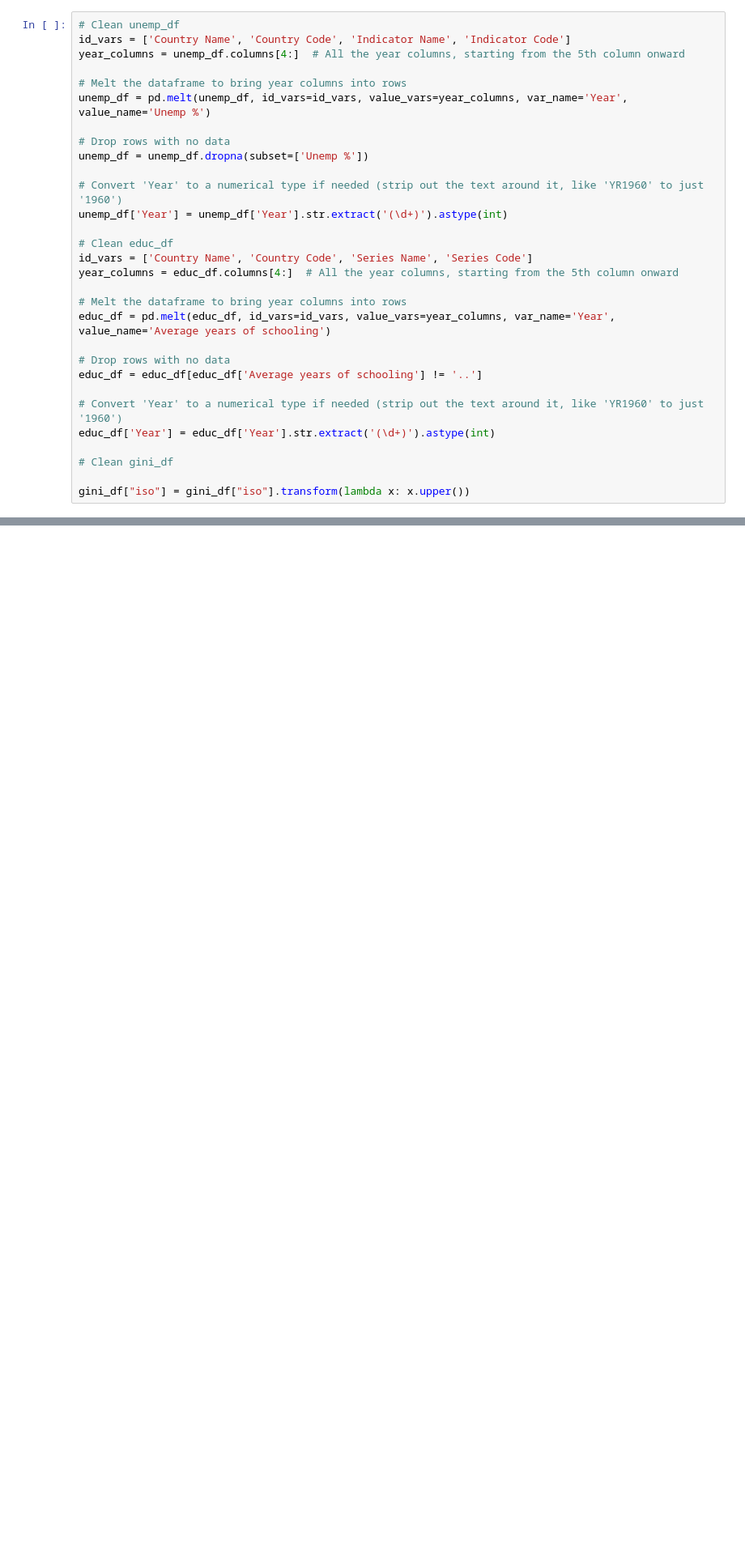
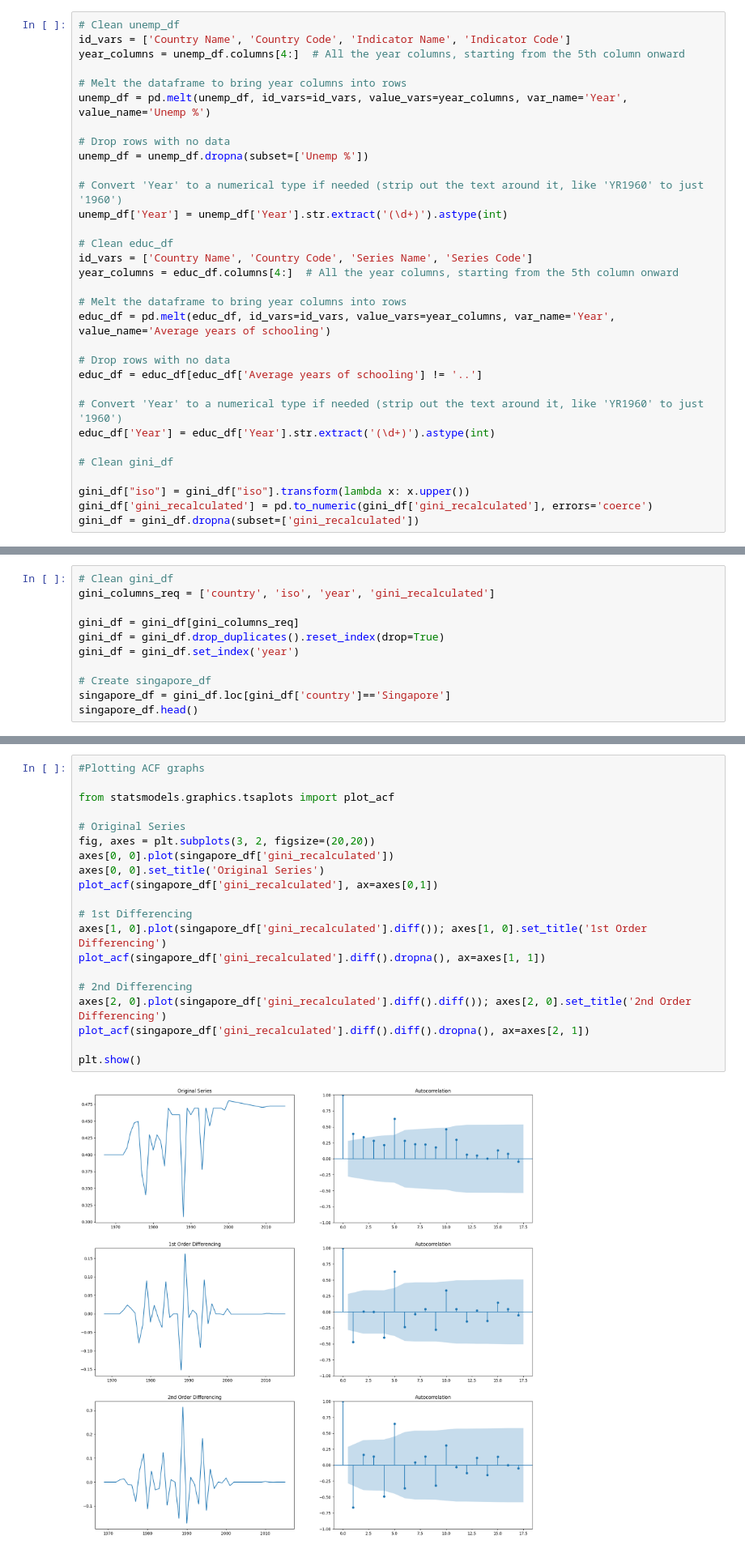
Before and after one commit to yonglau1999/HE4045-Group-Project, a Jupyter notebook: Project.ipynb, the cells around one changed output, grey strips where cells are left out. Shown at 81% size. Cells and saved outputs as stored; diff of their text form; blank space fills up the shorter version.

```diff
--- a/Project.ipynb
+++ b/Project.ipynb
@@ -43,6 +44,8 @@ educ_df['Year'] = educ_df['Year'].str.extract('(\d+)').astype(int)
 # Clean gini_df
 
 gini_df["iso"] = gini_df["iso"].transform(lambda x: x.upper())
+gini_df['gini_recalculated'] = pd.to_numeric(gini_df['gini_recalculated'], errors='coerce')
+gini_df = gini_df.dropna(subset=['gini_recalculated'])
 # %%
 merged_df = pd.merge(gini_df,unemp_df,left_on=["iso","year"],right_on=["Country Code","Year"])
 merged_df = pd.merge(merged_df,educ_df,left_on=["iso","year"],right_on=["Country Code","Year"])
@@ -70,0 +107,11 @@ merged_df.head()
+# %%
+# Clean gini_df
+gini_columns_req = ['country', 'iso', 'year', 'gini_recalculated']
+
+gini_df = gini_df[gini_columns_req]
+gini_df = gini_df.drop_duplicates().reset_index(drop=True)
+gini_df = gini_df.set_index('year')
+
+# Create singapore_df
+singapore_df = gini_df.loc[gini_df['country']=='Singapore']
+singapore_df.head()
@@ -70,0 +126,22 @@ merged_df.head()
+# %%
+#Plotting ACF graphs
+
+from statsmodels.graphics.tsaplots import plot_acf
+
+# Original Series
+fig, axes = plt.subplots(3, 2, figsize=(20,20))
+axes[0, 0].plot(singapore_df['gini_recalculated'])
+axes[0, 0].set_title('Original Series')
+plot_acf(singapore_df['gini_recalculated'], ax=axes[0,1])
+
+# 1st Differencing
+axes[1, 0].plot(singapore_df['gini_recalculated'].diff()); axes[1, 0].set_title('1st Order Differencing')
+plot_acf(singapore_df['gini_recalculated'].diff().dropna(), ax=axes[1, 1])
+
+# 2nd Differencing
+axes[2, 0].plot(singapore_df['gini_recalculated'].diff().diff()); axes[2, 0].set_title('2nd Order Differencing')
+plot_acf(singapore_df['gini_recalculated'].diff().diff().dropna(), ax=axes[2, 1])
+
+plt.show()
+# %% [output]
+[figure, added]
```
Also changed, not shown: parts of 9 cells of this notebook.
